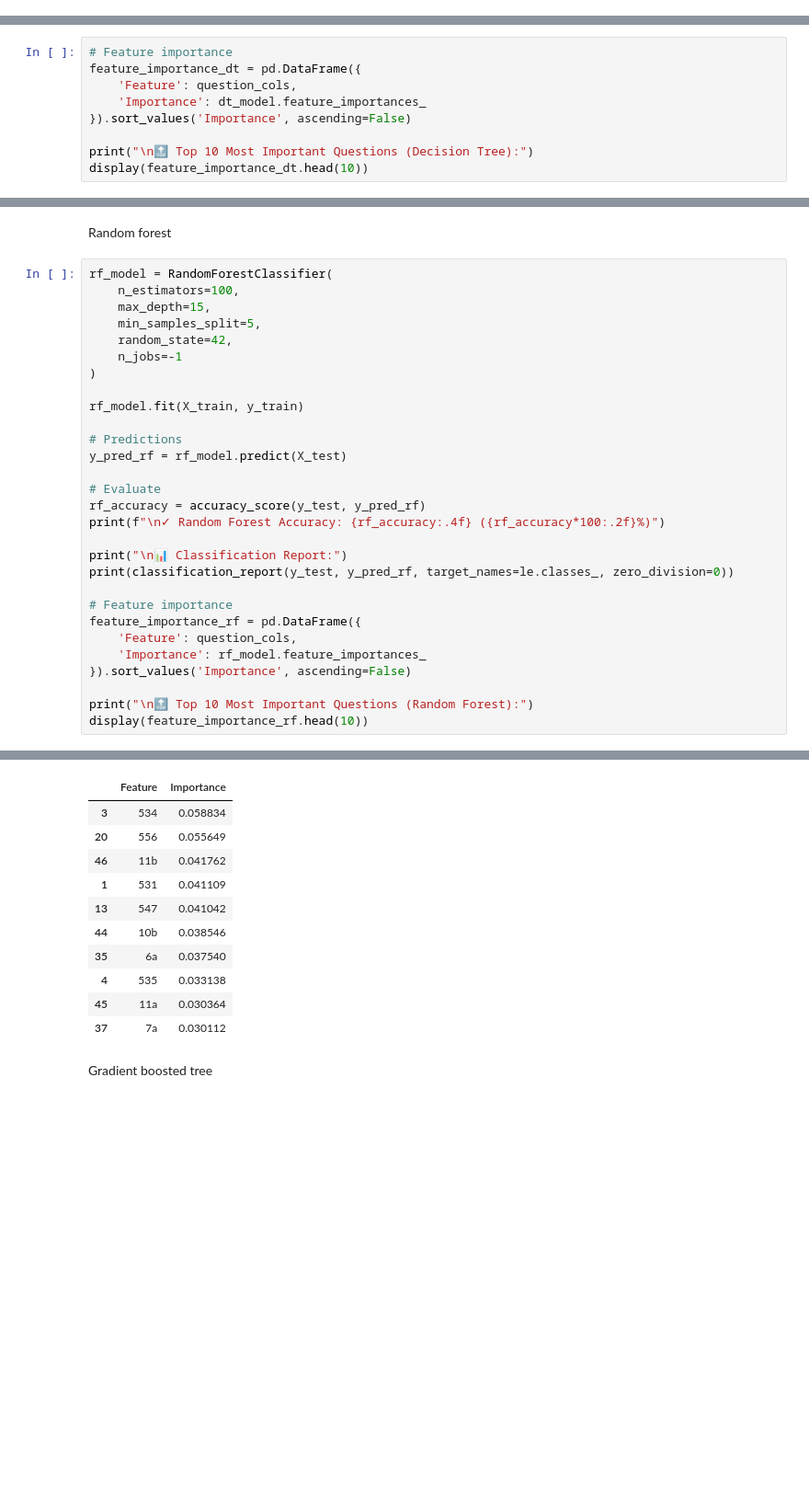
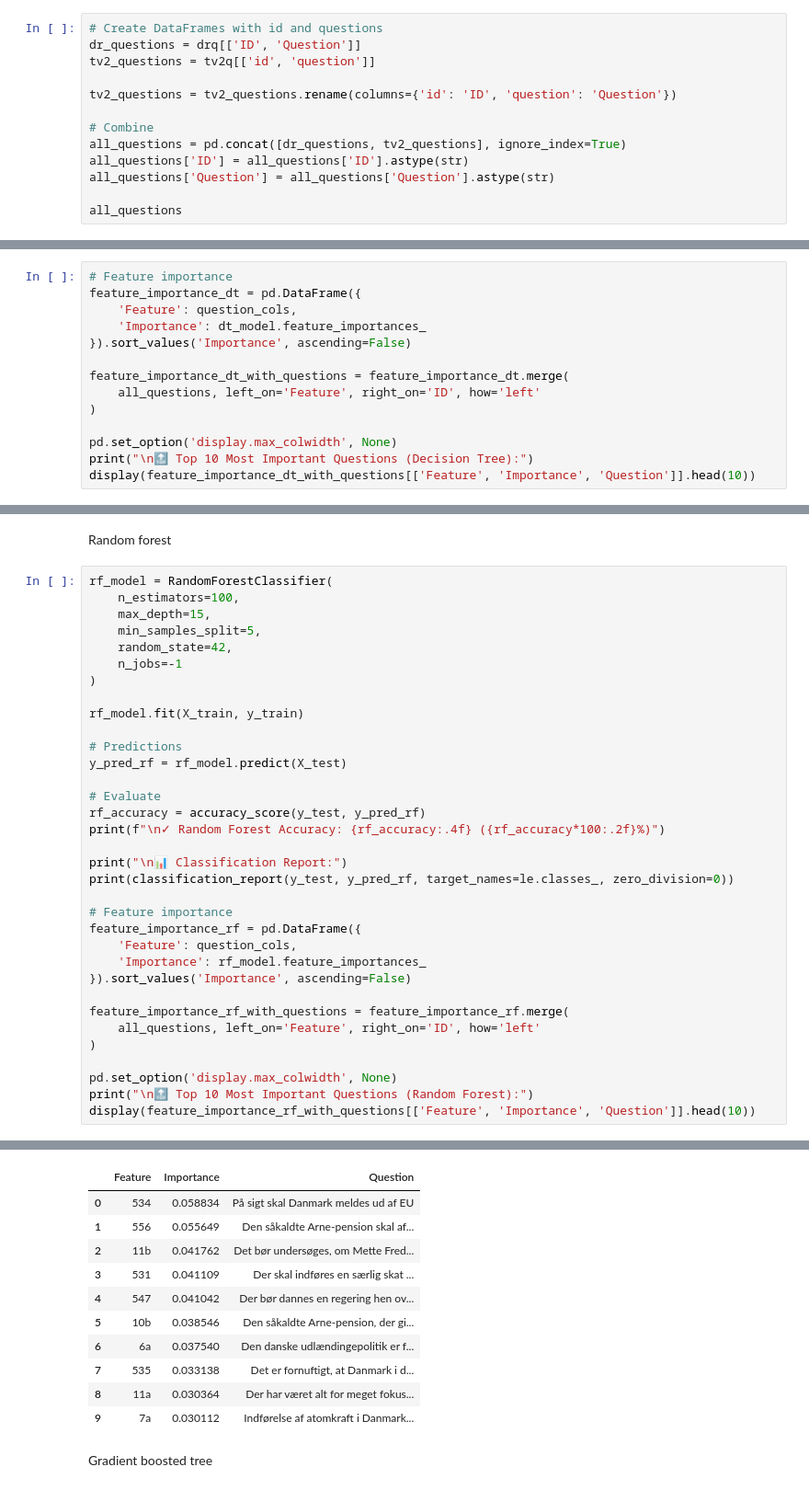
Before and after one commit to sergioqueber/assignment-3-mle-polski-team, a Jupyter notebook: 3. Candidate Test 2022 I.ipynb, the cells around one changed output, grey strips where cells are left out. Shown at 92% size. Cells and saved outputs as stored; diff of their text form; blank space fills up the shorter version.

```diff
--- a/3. Candidate Test 2022 I.ipynb
+++ b/3. Candidate Test 2022 I.ipynb
@@ -859,3 +859,16 @@ Frie Grønne, Danmarks Nye Venstrefløjsparti       0.50      0.20      0.29
                                    accuracy                           0.74       171
                                   macro avg       0.69      0.67      0.66       171
                                weighted avg       0.75      0.74      0.73       171
+# %%
+# Create DataFrames with id and questions
+dr_questions = drq[['ID', 'Question']]
+tv2_questions = tv2q[['id', 'question']]
+
+tv2_questions = tv2_questions.rename(columns={'id': 'ID', 'question': 'Question'})
+
+# Combine
+all_questions = pd.concat([dr_questions, tv2_questions], ignore_index=True)
+all_questions['ID'] = all_questions['ID'].astype(str)
+all_questions['Question'] = all_questions['Question'].astype(str)
+
+all_questions
@@ -866,7 +893,12 @@ feature_importance_dt = pd.DataFrame({
     'Importance': dt_model.feature_importances_
 }).sort_values('Importance', ascending=False)
 
+feature_importance_dt_with_questions = feature_importance_dt.merge(
+    all_questions, left_on='Feature', right_on='ID', how='left'
+)
+
+pd.set_option('display.max_colwidth', None)
 print("\n🔝 Top 10 Most Important Questions (Decision Tree):")
-display(feature_importance_dt.head(10))
+display(feature_importance_dt_with_questions[['Feature', 'Importance', 'Question']].head(10))
 # %% [output]
 🔝 Top 10 Most Important Questions (Decision Tree):
@@ -902,45 +934,50 @@ rf_accuracy = accuracy_score(y_test, y_pred_rf)
 print(f"\n✓ Random Forest Accuracy: {rf_accuracy:.4f} ({rf_accuracy*100:.2f}%)")
 
 print("\n📊 Classification Report:")
 print(classification_report(y_test, y_pred_rf, target_names=le.classes_, zero_division=0))
 
 # Feature importance
 feature_importance_rf = pd.DataFrame({
     'Feature': question_cols,
     'Importance': rf_model.feature_importances_
 }).sort_values('Importance', ascending=False)
 
+feature_importance_rf_with_questions = feature_importance_rf.merge(
+    all_questions, left_on='Feature', right_on='ID', how='left'
+)
+
+pd.set_option('display.max_colwidth', None)
 print("\n🔝 Top 10 Most Important Questions (Random Forest):")
-display(feature_importance_rf.head(10))
+display(feature_importance_rf_with_questions[['Feature', 'Importance', 'Question']].head(10))
 # %% [output]
 ✓ Random Forest Accuracy: 0.9064 (90.64%)
 
 📊 Classification Report:
                                              precision    recall  f1-score   support
 
                                Alternativet       0.86      0.92      0.89        13
                        Danmarksdemokraterne       1.00      1.00      1.00         7
                            Dansk Folkeparti       0.90      0.90      0.90        10
                 Det Konservative Folkeparti       0.85      0.89      0.87        19
                                Enhedslisten       0.88      1.00      0.93        14
 Frie Grønne, Danmarks Nye Venstrefløjsparti       1.00      0.40      0.57         5
                         Kristendemokraterne       1.00      0.88      0.93         8
 ... (11 lines left out)
                                weighted avg       0.91      0.91      0.90       171
 
 
 🔝 Top 10 Most Important Questions (Random Forest):
-|  | Feature | Importance |
-| 3 | 534 | 0.058834 |
-| 20 | 556 | 0.055649 |
-| 46 | 11b | 0.041762 |
-| 1 | 531 | 0.041109 |
-| 13 | 547 | 0.041042 |
-| 44 | 10b | 0.038546 |
-| 35 | 6a | 0.037540 |
-| 4 | 535 | 0.033138 |
-| 45 | 11a | 0.030364 |
-| 37 | 7a | 0.030112 |
+|  | Feature | Importance | Question |
+| 0 | 534 | 0.058834 | På sigt skal Danmark meldes ud af EU |
+| 1 | 556 | 0.055649 | Den såkaldte Arne-pension skal af... |
+| 2 | 11b | 0.041762 | Det bør undersøges, om Mette Fred... |
+| 3 | 531 | 0.041109 | Der skal indføres en særlig skat ... |
+| 4 | 547 | 0.041042 | Der bør dannes en regering hen ov... |
+| 5 | 10b | 0.038546 | Den såkaldte Arne-pension, der gi... |
+| 6 | 6a | 0.037540 | Den danske udlændingepolitik er f... |
+| 7 | 535 | 0.033138 | Det er fornuftigt, at Danmark i d... |
+| 8 | 11a | 0.030364 | Der har været alt for meget fokus... |
+| 9 | 7a | 0.030112 | Indførelse af atomkraft i Danmark... |
 # %% [markdown]
 Gradient boosted tree
 # %%
```
Also changed, not shown: parts of 9 cells of this notebook.
